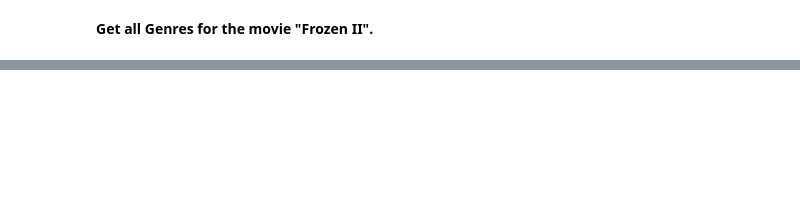
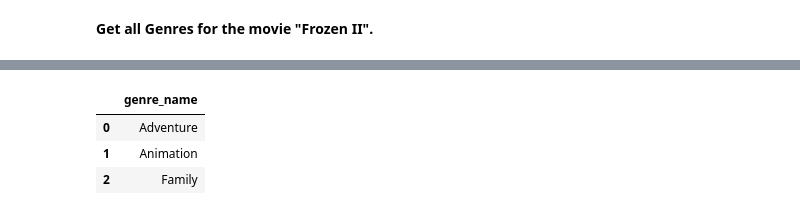
Before and after one commit to eeeds/Projects, a Jupyter notebook: 18- Pandas and SQL Databases/Project18.ipynb, the cells around one changed output, grey strips where cells are left out. Saved outputs shown, nothing was run; the diff lists cells and outputs as text; code cells hidden in the pictures; blank space fills up the shorter version.

```diff
--- a/18- Pandas and SQL Databases/Project18.ipynb
+++ b/18- Pandas and SQL Databases/Project18.ipynb
@@ -589,0 +626,8 @@ df = pd.read_sql("insert the sql query here", con)
+# %%
+pd.read_sql('Select genre_name from Movies Left Join Genres on Genres.id = Movies.id \
+    where title = "Frozen II"', conn)
+# %% [output]
+|  | genre_name |
+| 0 | Adventure |
+| 1 | Animation |
+| 2 | Family |
```
Also changed, not shown: parts of 7 cells of this notebook.
